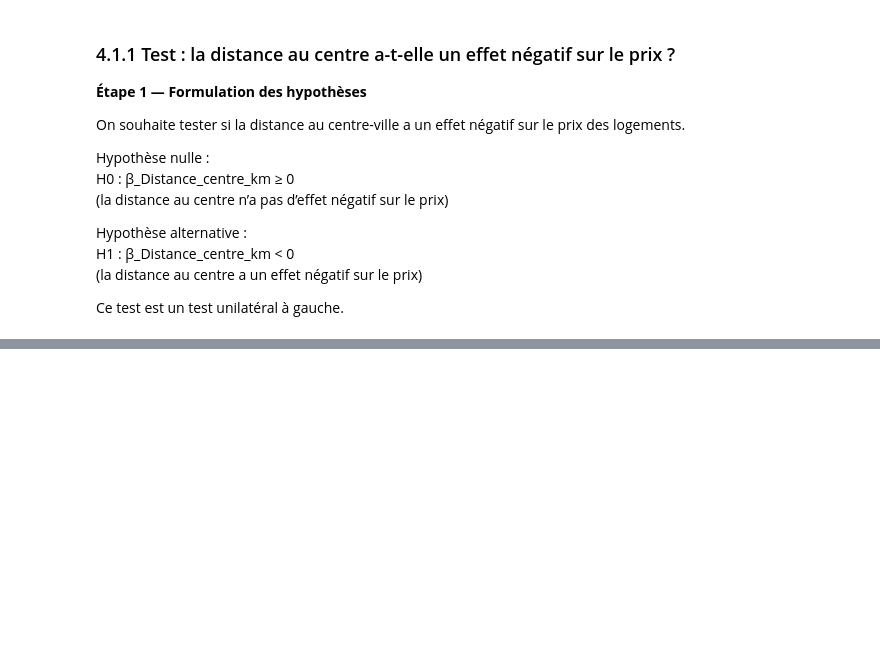
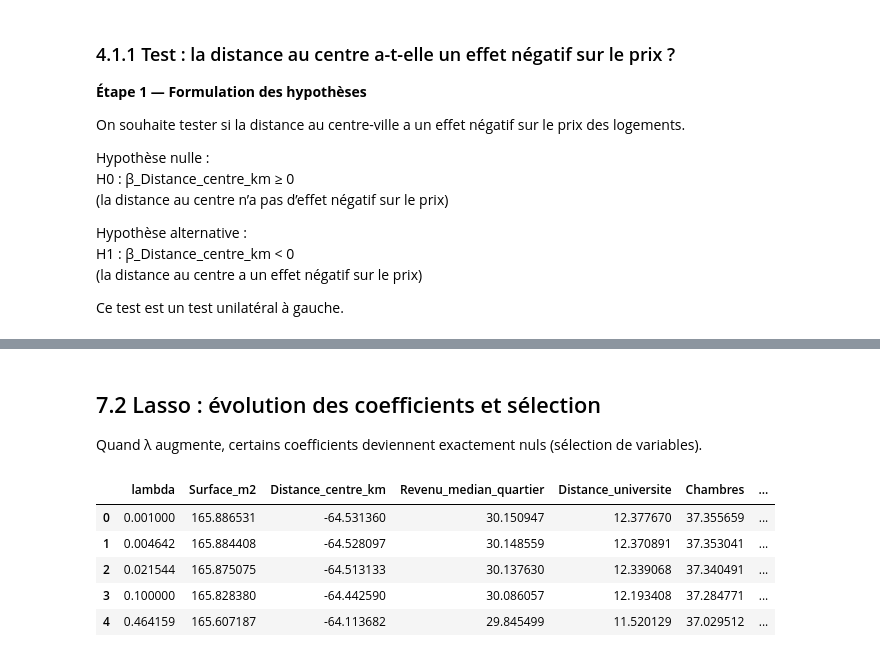
Before and after one commit to SIVAYANAMAPeraveena/Statistique, a Jupyter notebook: notebook.ipynb, the cells around one changed output, grey strips where cells are left out. Cells and saved outputs as stored; diff of their text form; code cells hidden in the pictures; blank space fills up the shorter version.

```diff
--- a/notebook.ipynb
+++ b/notebook.ipynb
@@ -708,0 +978,24 @@ p-value (one-sided, H1: beta < 0) = 7.068721187320483e-18
+# %% [markdown]
+## 7.2 Lasso : évolution des coefficients et sélection
+Quand λ augmente, certains coefficients deviennent exactement nuls (sélection de variables).
+# %%
+lasso_paths = []
+nnz = []  # nombre de coefficients non nuls
+for a in alphas:
+    m = Pipeline([("scaler", StandardScaler()), ("lasso", Lasso(alpha=a, max_iter=20000))])
+    m.fit(X_train, y_train)
+    coef = m.named_steps["lasso"].coef_
+    lasso_paths.append(coef)
+    nnz.append(int(np.sum(coef != 0)))
+
+lasso_paths = pd.DataFrame(lasso_paths, columns=features)
+lasso_paths.insert(0, "lambda", alphas)
+lasso_paths["nb_coef_non_nuls"] = nnz
+lasso_paths.head()
+# %% [output]
+|  | lambda | Surface_m2 | Distance_centre_km | Revenu_median_quartier | Distance_universite | Chambres | ... |
+| 0 | 0.001000 | 165.886531 | -64.531360 | 30.150947 | 12.377670 | 37.355659 | ... |
+| 1 | 0.004642 | 165.884408 | -64.528097 | 30.148559 | 12.370891 | 37.353041 | ... |
+| 2 | 0.021544 | 165.875075 | -64.513133 | 30.137630 | 12.339068 | 37.340491 | ... |
+| 3 | 0.100000 | 165.828380 | -64.442590 | 30.086057 | 12.193408 | 37.284771 | ... |
+| 4 | 0.464159 | 165.607187 | -64.113682 | 29.845499 | 11.520129 | 37.029512 | ... |
```
Also changed, not shown: parts of 42 cells of this notebook.
